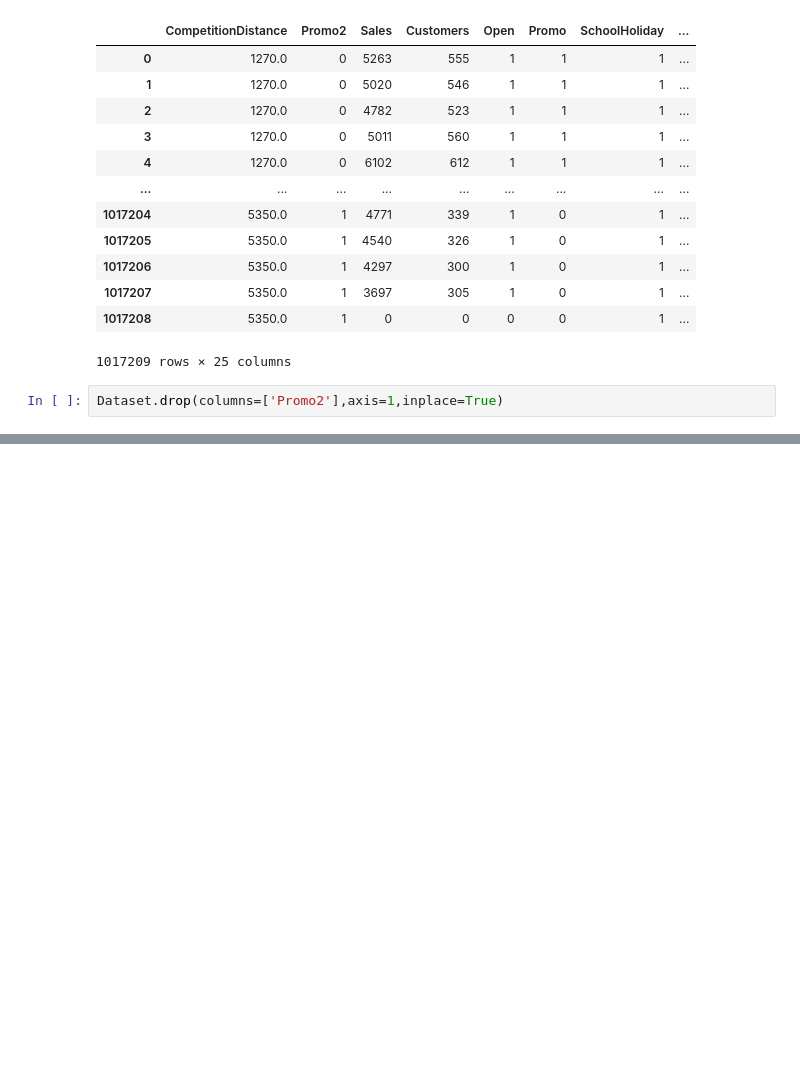
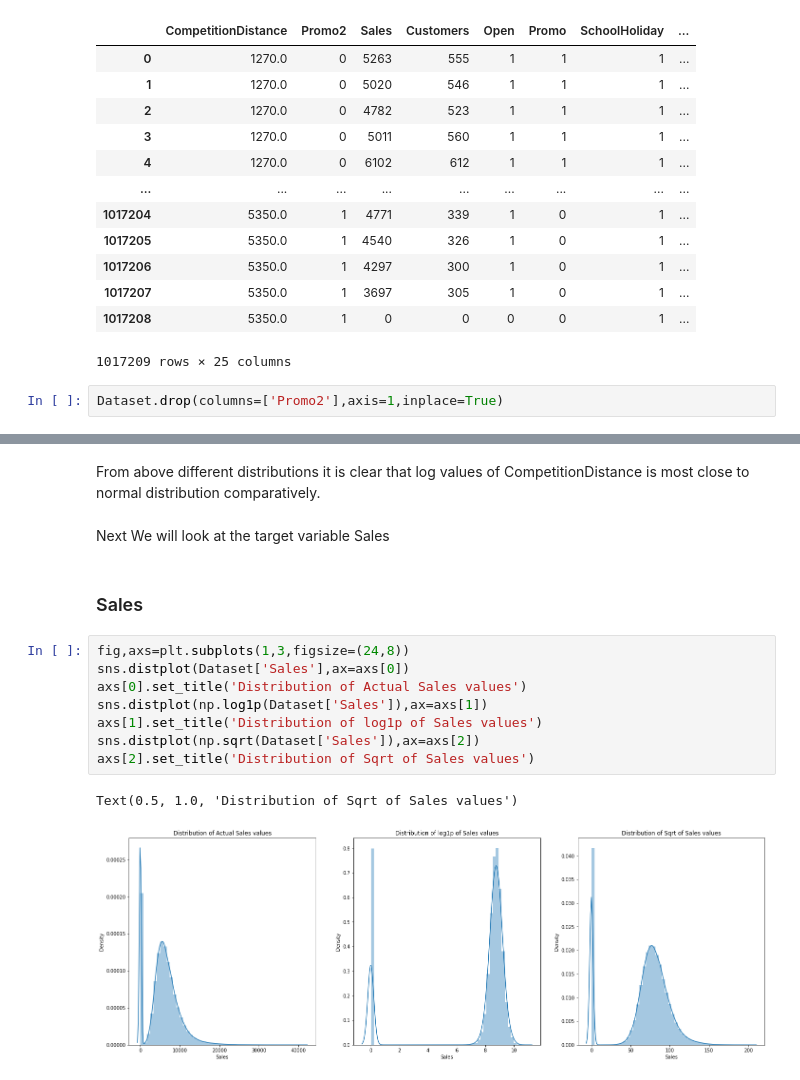
Before and after one commit to iMrugesh9/Regression-Capstone-Project-Retail-sales-prediction, a Jupyter notebook: Retail_Sales_Prediction.ipynb, the cells around one changed output, grey strips where cells are left out. Saved outputs shown, nothing was run; the diff lists cells and outputs as text; blank space fills up the shorter version.

```diff
--- a/Retail_Sales_Prediction.ipynb
+++ b/Retail_Sales_Prediction.ipynb
@@ -669,0 +695,17 @@ Dataset.drop(columns=['Promo2'],axis=1,inplace=True)
+# %% [markdown]
+From above different distributions it is clear that log values of CompetitionDistance is most close to normal distribution comparatively.
+# %% [markdown]
+Next We will look at the target variable Sales
+# %% [markdown]
+### Sales
+# %%
+fig,axs=plt.subplots(1,3,figsize=(24,8))
+sns.distplot(Dataset['Sales'],ax=axs[0])
+axs[0].set_title('Distribution of Actual Sales values')
+sns.distplot(np.log1p(Dataset['Sales']),ax=axs[1])
+axs[1].set_title('Distribution of log1p of Sales values')
+sns.distplot(np.sqrt(Dataset['Sales']),ax=axs[2])
+axs[2].set_title('Distribution of Sqrt of Sales values')
+# %% [output]
+Text(0.5, 1.0, 'Distribution of Sqrt of Sales values')
+[figure, added]
```
Also changed, not shown: parts of 25 cells of this notebook.
